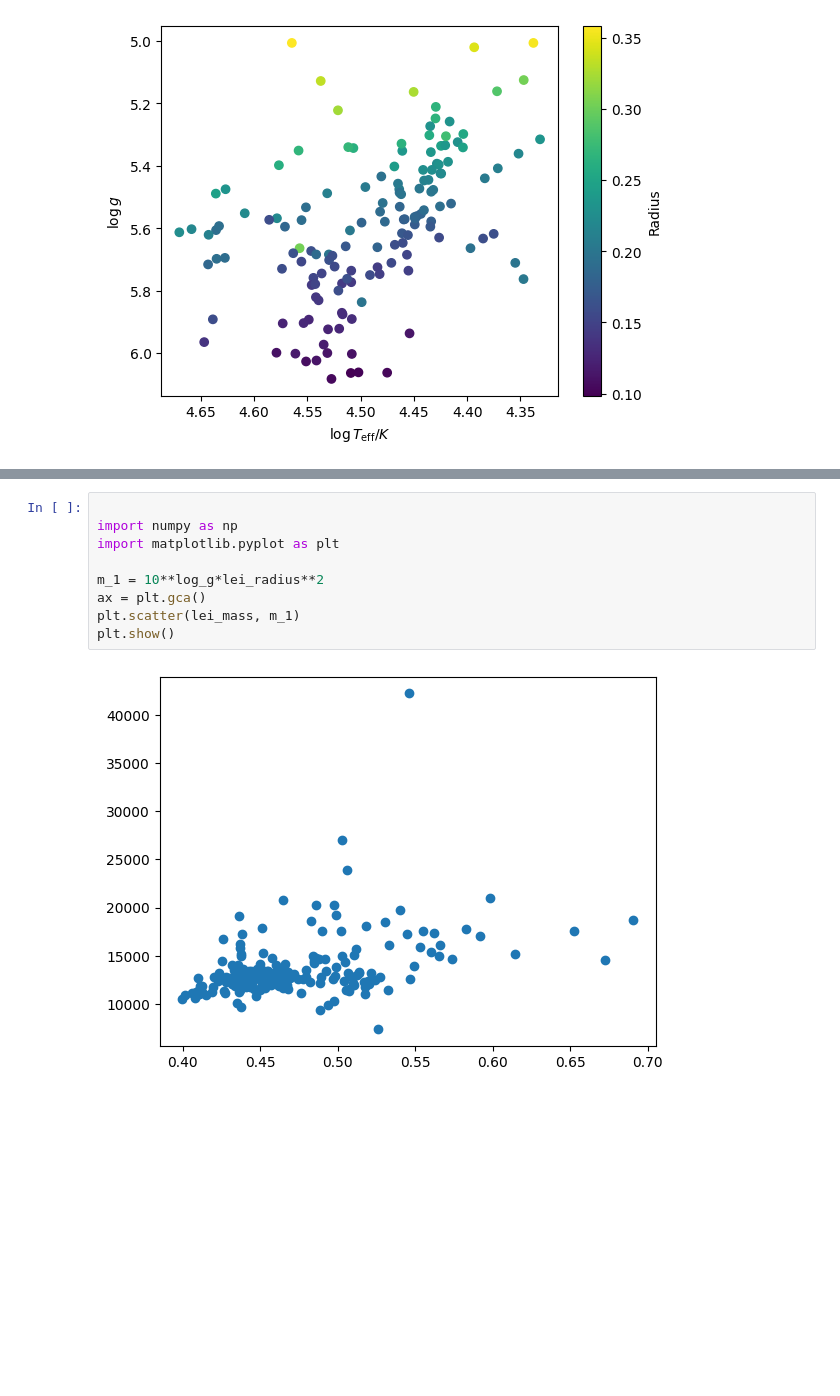
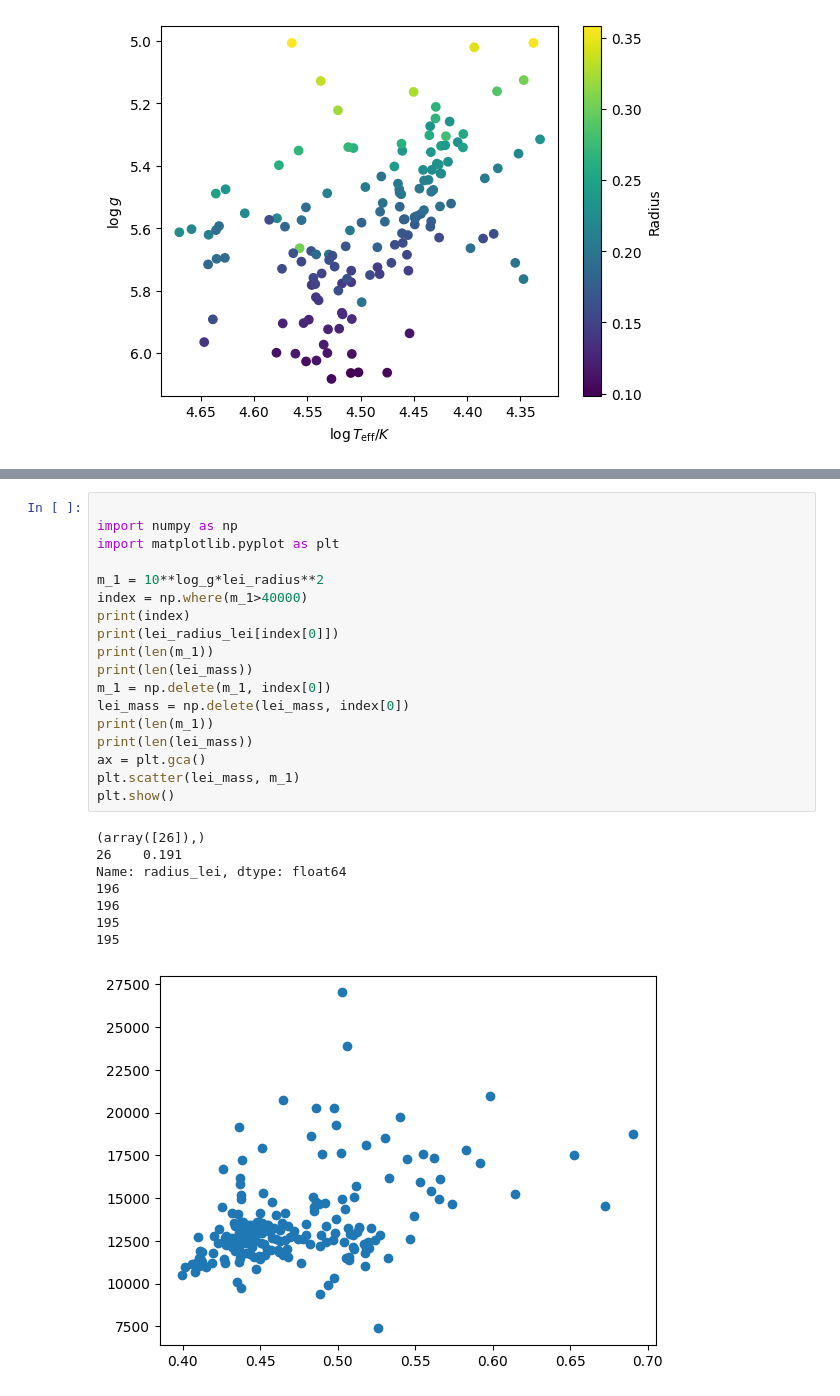
Before and after one commit to Asfmq/blog, a Jupyter notebook: MCMC/plot_result.ipynb, the cells around one changed output, grey strips where cells are left out. Saved outputs shown, nothing was run; the diff lists cells and outputs as text; blank space fills up the shorter version.

```diff
--- a/MCMC/plot_result.ipynb
+++ b/MCMC/plot_result.ipynb
@@ -1089,11 +1089,27 @@ log_g = data_result_lei['log_g']
 # %%
 
 import numpy as np
 import matplotlib.pyplot as plt
 
 m_1 = 10**log_g*lei_radius**2
+index = np.where(m_1>40000)
+print(index)
+print(lei_radius_lei[index[0]])
+print(len(m_1))
+print(len(lei_mass))
+m_1 = np.delete(m_1, index[0])
+lei_mass = np.delete(lei_mass, index[0])
+print(len(m_1))
+print(len(lei_mass))
 ax = plt.gca()
 plt.scatter(lei_mass, m_1)
 plt.show()
 # %% [output]
+(array([26]),)
+26    0.191
+Name: radius_lei, dtype: float64
+196
+196
+195
+195
-[figure, old version]
+[figure, new version]
```
Also changed, not shown: parts of 5 cells of this notebook, 14 other files.
